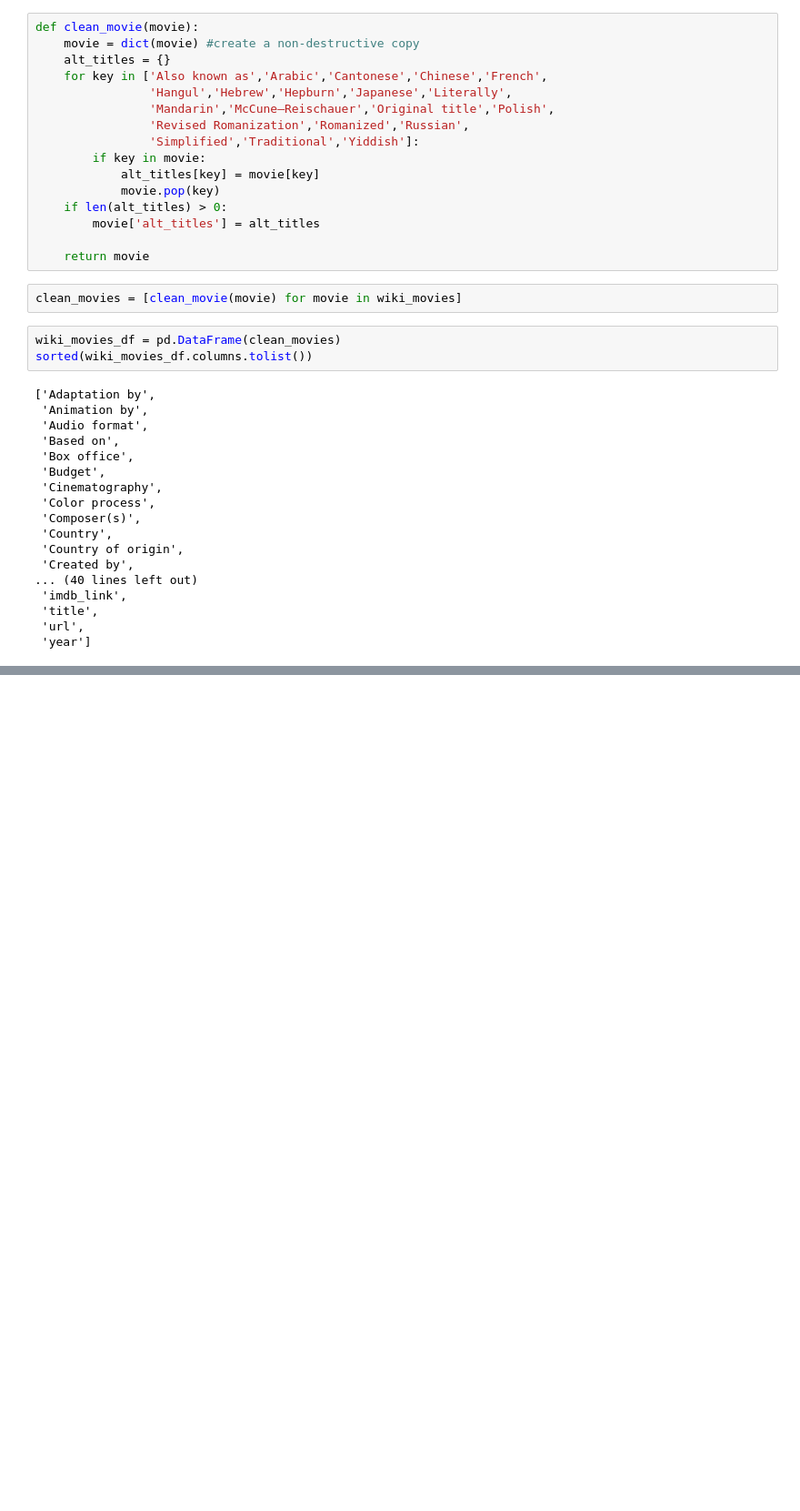
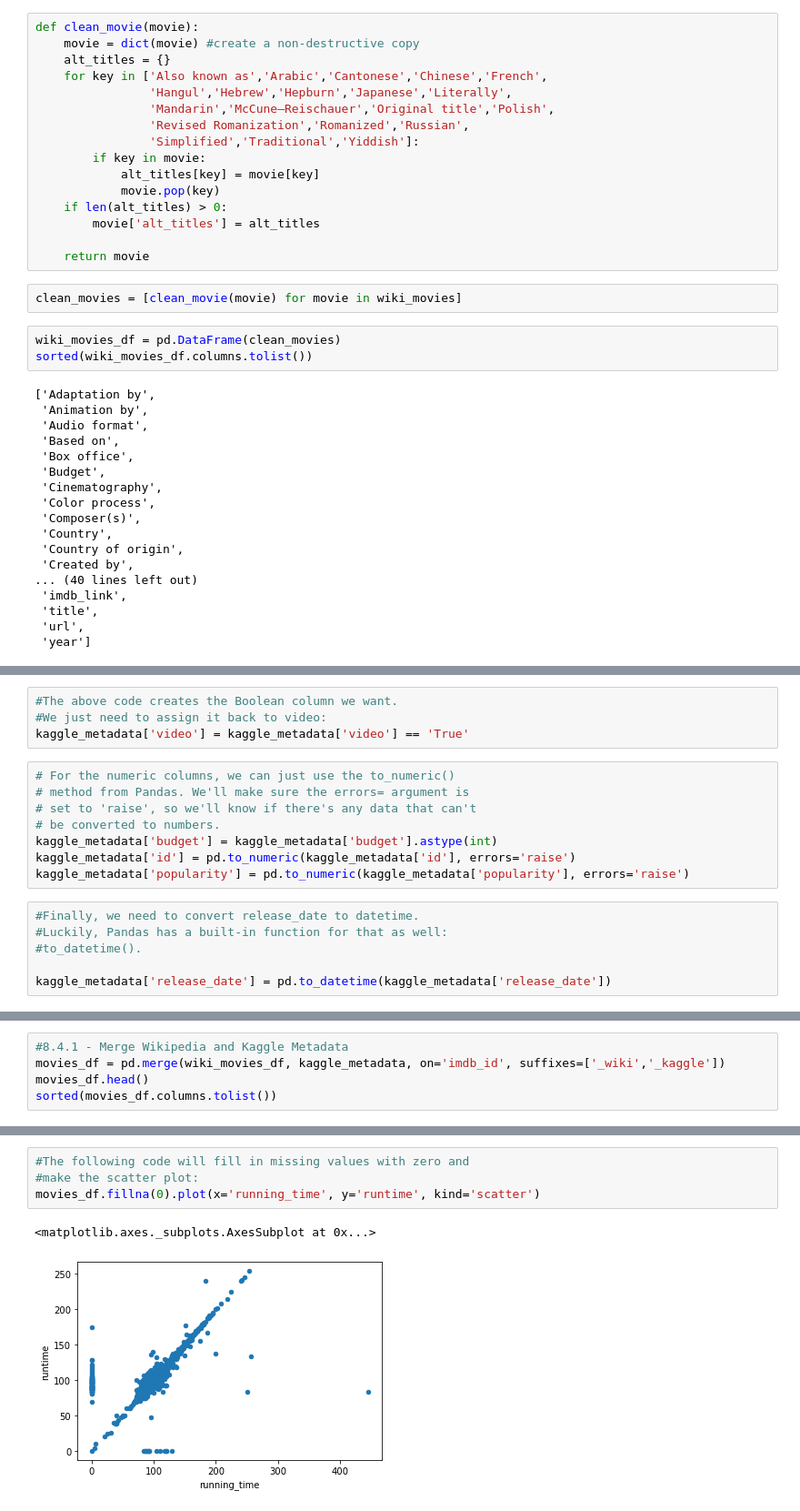
Before and after one commit to sandramcardona/Movies-ETL, a Jupyter notebook: Movies ETL code.ipynb, the cells around one changed output, grey strips where cells are left out. Shown at 91% size. Saved outputs shown, nothing was run; the diff lists cells and outputs as text; blank space fills up the shorter version.

```diff
--- a/Movies ETL code.ipynb
+++ b/Movies ETL code.ipynb
@@ -308,0 +999,18 @@ sorted(wiki_movies_df.columns.tolist())
+# %%
+#The above code creates the Boolean column we want.
+#We just need to assign it back to video:
+kaggle_metadata['video'] = kaggle_metadata['video'] == 'True'
+# %%
+# For the numeric columns, we can just use the to_numeric()
+# method from Pandas. We'll make sure the errors= argument is
+# set to 'raise', so we'll know if there's any data that can't
+# be converted to numbers.
+kaggle_metadata['budget'] = kaggle_metadata['budget'].astype(int)
+kaggle_metadata['id'] = pd.to_numeric(kaggle_metadata['id'], errors='raise')
+kaggle_metadata['popularity'] = pd.to_numeric(kaggle_metadata['popularity'], errors='raise')
+# %%
+#Finally, we need to convert release_date to datetime.
+#Luckily, Pandas has a built-in function for that as well:
+#to_datetime().
+
+kaggle_metadata['release_date'] = pd.to_datetime(kaggle_metadata['release_date'])
@@ -308,0 +1072,5 @@ sorted(wiki_movies_df.columns.tolist())
+# %%
+#8.4.1 - Merge Wikipedia and Kaggle Metadata
+movies_df = pd.merge(wiki_movies_df, kaggle_metadata, on='imdb_id', suffixes=['_wiki','_kaggle'])
+movies_df.head()
+sorted(movies_df.columns.tolist())
@@ -308,0 +1160,7 @@ sorted(wiki_movies_df.columns.tolist())
+# %%
+#The following code will fill in missing values with zero and
+#make the scatter plot:
+movies_df.fillna(0).plot(x='running_time', y='runtime', kind='scatter')
+# %% [output]
+<matplotlib.axes._subplots.AxesSubplot at 0x...>
+[figure, added]
```
Also changed, not shown: parts of 103 cells of this notebook.
